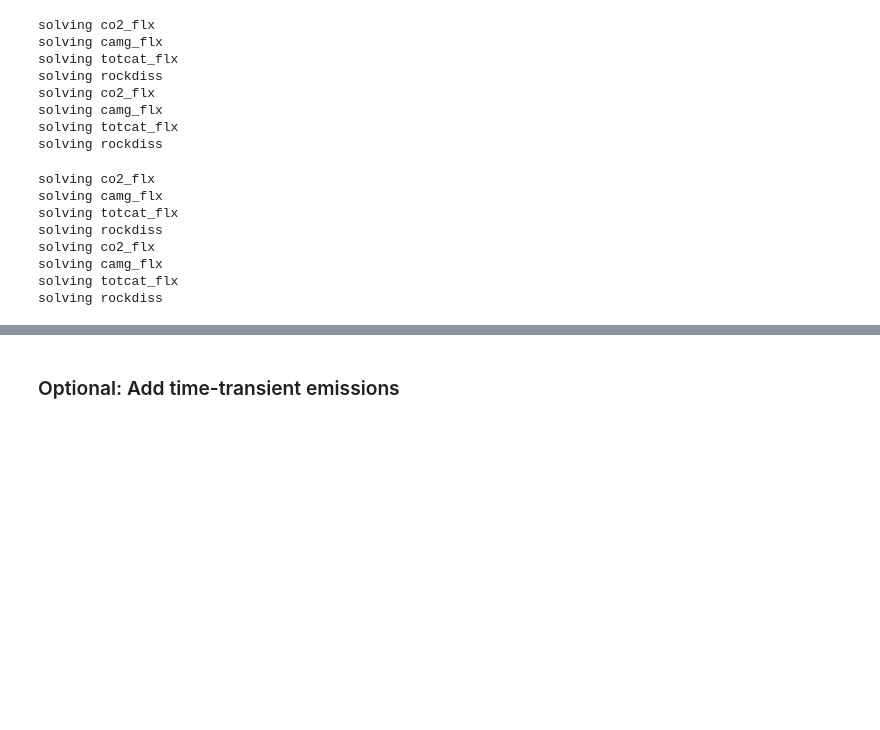
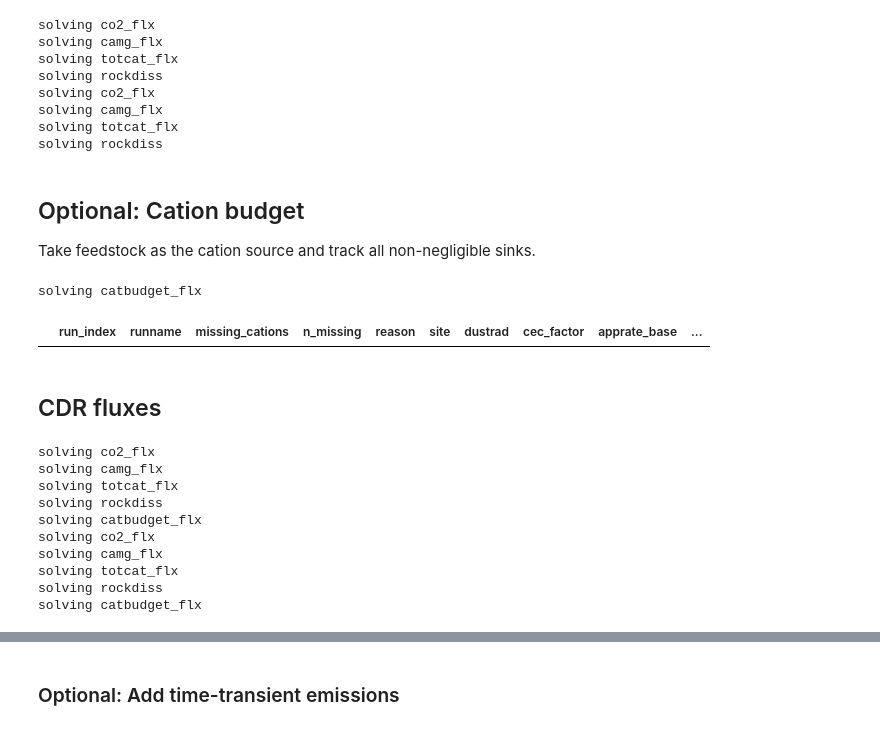
Before and after one commit to carbonplan/iam-rtm-compare, a Jupyter notebook: process/gcam/cdr-gcam-by-region.ipynb, the cells around one changed output, grey strips where cells are left out. Drawn from its saved outputs; the diff is of its cells as text; code cells hidden in the pictures; blank space fills up the shorter version.

```diff
--- a/process/gcam/cdr-gcam-by-region.ipynb
+++ b/process/gcam/cdr-gcam-by-region.ipynb
@@ -169,20 +233,56 @@ solving co2_flx
 solving camg_flx
 solving totcat_flx
 solving rockdiss
+# %% [markdown]
+## Optional: Cation budget
+Take feedstock as the cation source and track all non-negligible sinks.
+# %%
+# --- run the function
+# [ setup ]
+newflxname = "catbudget_flx"
+cdr_calc_list += [newflxname]
+# [ run ]
+print(f"solving {newflxname}")
+dfcat_int, dfcat_trans, df_skipped = cfp.read_cation_budget_flx(  # compute both time-int and transient results
+    dfin,
+    outdir,
+    dfin_cols_to_keep_flx,
+    verbose=False,
+    return_skipped=True
+)
+# add into flx_dicts
+flx_dict[newflxname] = dfcat_trans
+flx_dict_int[newflxname] = dfcat_int
+# ---
+# print("\nIntegrated shape:", dfcat_int.shape)
+# print(dfcat_int.columns.tolist())
+# dfcat_int.head(3)
+# %% [output]
+solving catbudget_flx
+# %%
+# ——————————————————————————
+# Do we need to rerun anything for the catbudget? (i.e., was anything skipped?)
+df_skipped
+# %% [output]
+|  | run_index | runname | missing_cations | n_missing | reason | site | dustrad | cec_factor | apprate_base | ... |
+# %% [markdown]
+## CDR fluxes
 # %%
 # --- compute CDR fluxes (with losses considered)
 # ---
 # [ time-integrated ]
 cdr_dict_int_full, cdr_dict_int_sum = cfp.cdr_int_per_group(
     flx_dict_int, time_horizon,
-    cdr_calc_list, dfin_cols_to_keep,
-    bysite = True
+    cdr_calc_list, dfin_cols_to_keep_flx,
+    bysite = True,
+    ctrl_params = ctrl_params,
 )
 # [ transient ]
 cdr_dict_full, cdr_dict_sum = cfp.cdr_int_per_group(
     flx_dict, time_horizon,
-    cdr_calc_list, dfin_cols_to_keep,
-    bysite = True
+    cdr_calc_list, dfin_cols_to_keep_flx,
+    bysite = True,
+    ctrl_params = ctrl_params,
 )
 
 # **************************************************
@@ -200,10 +300,12 @@ solving co2_flx
 solving camg_flx
 solving totcat_flx
 solving rockdiss
+solving catbudget_flx
 solving co2_flx
 solving camg_flx
 solving totcat_flx
 solving rockdiss
+solving catbudget_flx
 # %%
 # --- compute CDR w/ loss rates and convert to xr datasets
 outds_int = cfp.cdr_ds(
```
Also changed, not shown: parts of 10 cells of this notebook, 48 other files.
